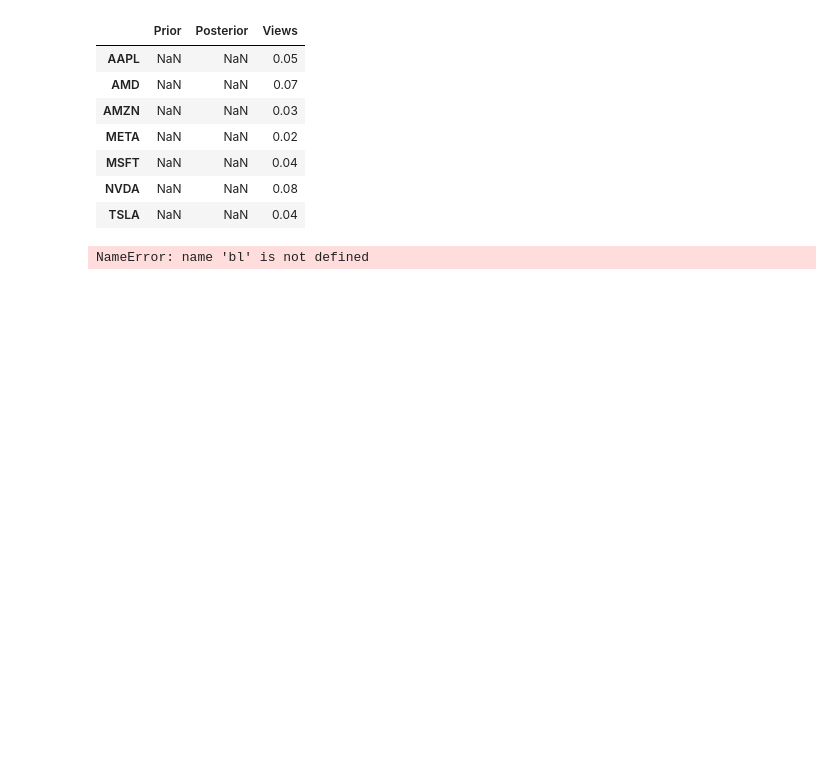
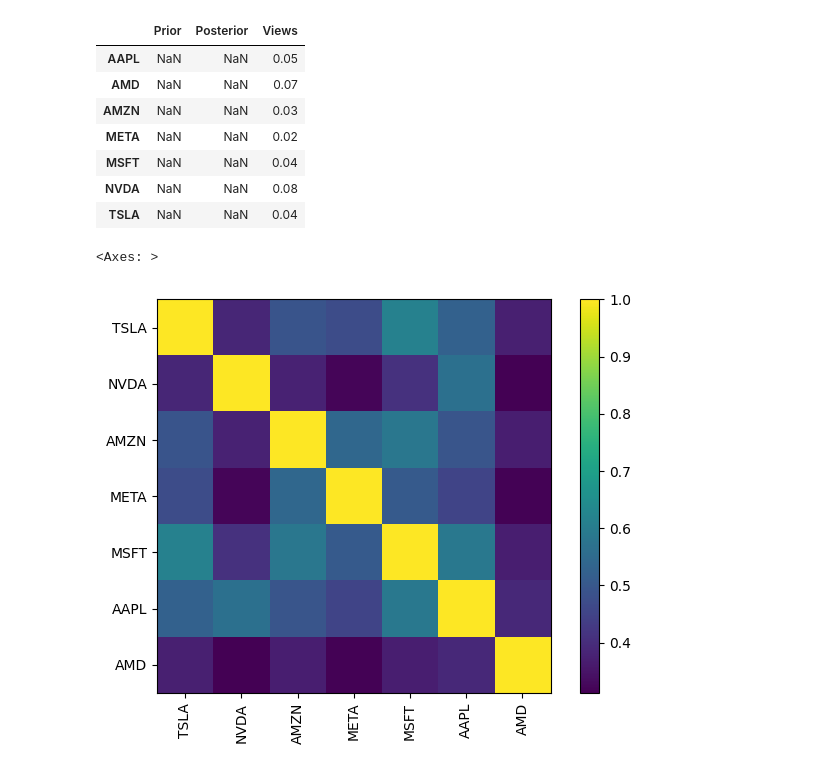
Before and after one commit to chantalmaskell/Black_Litterman_Portfolio_Optimisation, a Jupyter notebook: markov_switching_black_litterman.ipynb, the cells around one changed output. Cells and saved outputs as stored; diff of their text form; code cells hidden in the pictures; blank space fills up the shorter version.

```diff
--- a/markov_switching_black_litterman.ipynb
+++ b/markov_switching_black_litterman.ipynb
@@ -181,10 +181,11 @@ markov_returns_df
 | NVDA | NaN | NaN | 0.08 |
 | TSLA | NaN | NaN | 0.04 |
 # %%
-markov_posterior_cov = bl.bl_cov()
+markov_posterior_cov = markov_bl.bl_cov()
 plotting.plot_covariance(markov_posterior_cov, plot_correlation=True)
 # %% [output]
-NameError: name 'bl' is not defined
+<Axes: >
+[figure, added]
 # %%
 # Markov-switching-adjusted frontier and cleaned weights
 markov_ef = EfficientFrontier(markov_bl_returns, markov_posterior_cov)
```
Also changed, not shown: parts of 3 cells of this notebook, 2 other files.
